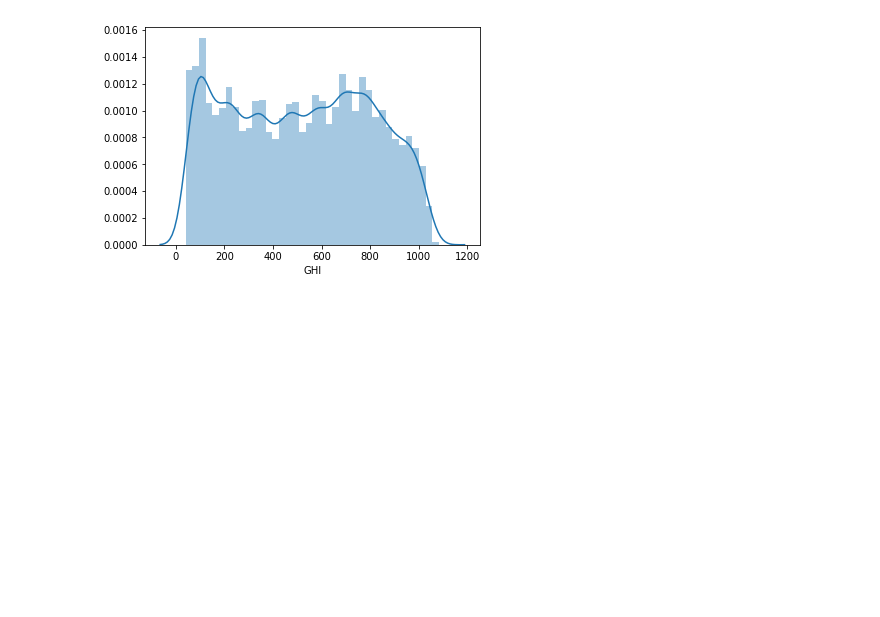
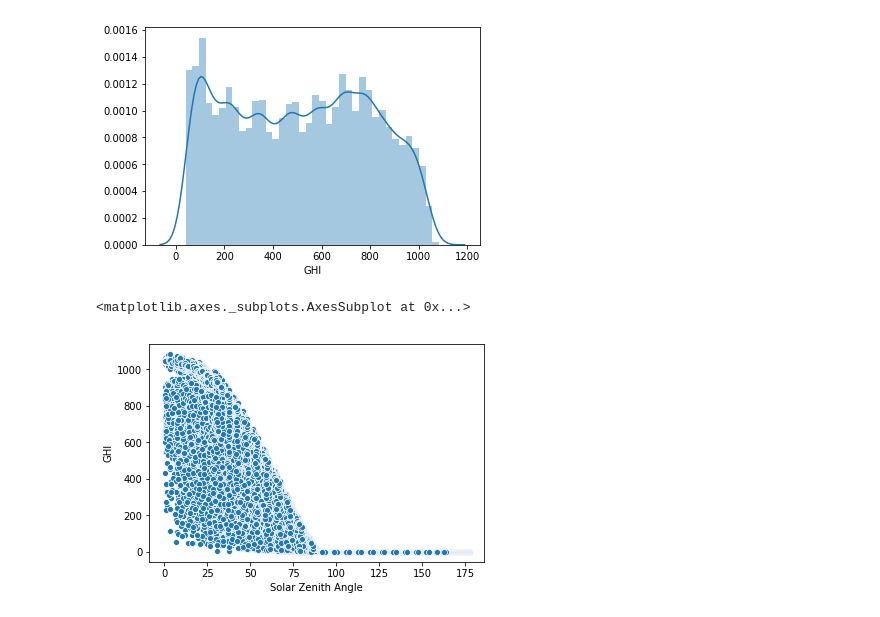
Before and after one commit to matthew-sessions/DS-Unit-2-Applied-Modeling, a Jupyter notebook: module2/assignment_applied_modeling_2.ipynb, the cells around one changed output. Drawn from its saved outputs; the diff is of its cells as text; code cells hidden in the pictures; blank space fills up the shorter version.

```diff
--- a/module2/assignment_applied_modeling_2.ipynb
+++ b/module2/assignment_applied_modeling_2.ipynb
@@ -166,6 +185,11 @@ sns.distplot(dist.GHI)
 # %% [output]
 <matplotlib.axes._subplots.AxesSubplot at 0x...>
 [figure]
+# %%
+sns.scatterplot(x=df1['Solar Zenith Angle'],y=df1.GHI, data=df1)
+# %% [output]
+<matplotlib.axes._subplots.AxesSubplot at 0x...>
+[figure, added]
 # %%
 features = ['Wind Speed','Temperature','Solar Zenith Angle','Pressure','Surface Albedo']
 target = 'GHI'
```
Also changed, not shown: parts of 20 cells of this notebook.
